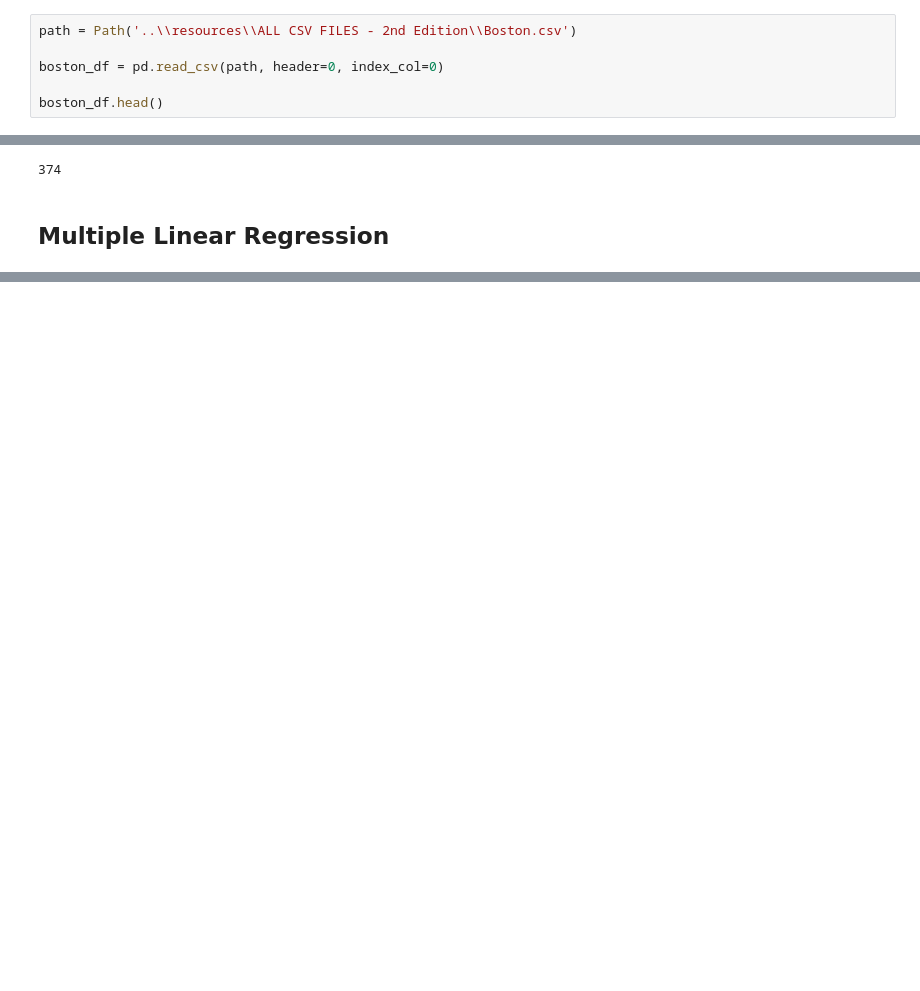
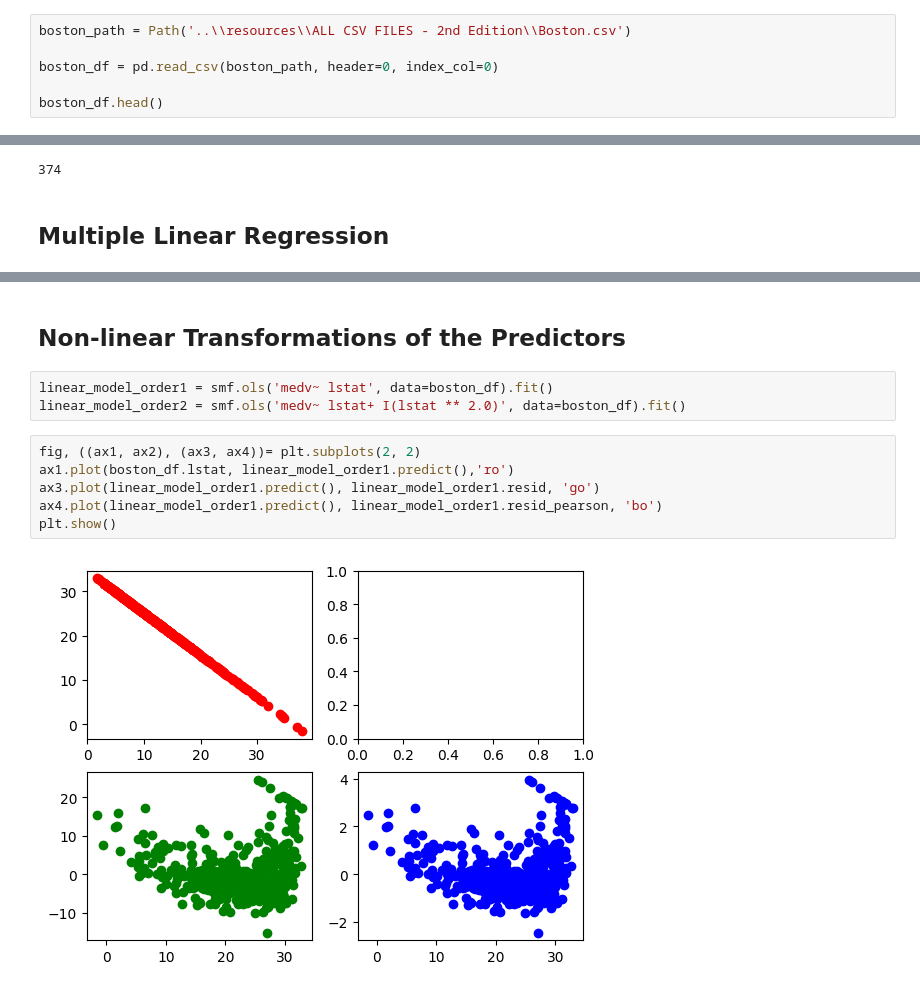
Before and after one commit to javiermunozalonso/introduction_to_statistical_learning_with_python, a Jupyter notebook: statistical_learning/notebooks/3_Linear Regression.ipynb, the cells around one changed output, grey strips where cells are left out. Cells and saved outputs as stored; diff of their text form; blank space fills up the shorter version.

Commit message:
Updated linear regression notebook

```diff
--- a/statistical_learning/notebooks/3_Linear Regression.ipynb
+++ b/statistical_learning/notebooks/3_Linear Regression.ipynb
@@ -11,7 +14,7 @@ import numpy as np
 # %%
-path = Path('..\\resources\\ALL CSV FILES - 2nd Edition\\Boston.csv')
+boston_path = Path('..\\resources\\ALL CSV FILES - 2nd Edition\\Boston.csv')
 
-boston_df = pd.read_csv(path, header=0, index_col=0)
+boston_df = pd.read_csv(boston_path, header=0, index_col=0)
 
 boston_df.head()
 # %% [output]
@@ -147,0 +242,13 @@ strong multicollinearity or other numerical problems.
+# %% [markdown]
+## Non-linear Transformations of the Predictors
+# %%
+linear_model_order1 = smf.ols('medv~ lstat', data=boston_df).fit()
+linear_model_order2 = smf.ols('medv~ lstat+ I(lstat ** 2.0)', data=boston_df).fit()
+# %%
+fig, ((ax1, ax2), (ax3, ax4))= plt.subplots(2, 2)
+ax1.plot(boston_df.lstat, linear_model_order1.predict(),'ro')
+ax3.plot(linear_model_order1.predict(), linear_model_order1.resid, 'go')
+ax4.plot(linear_model_order1.predict(), linear_model_order1.resid_pearson, 'bo')
+plt.show()
+# %% [output]
+[figure, added]
```
Also changed, not shown: parts of 24 cells of this notebook.
